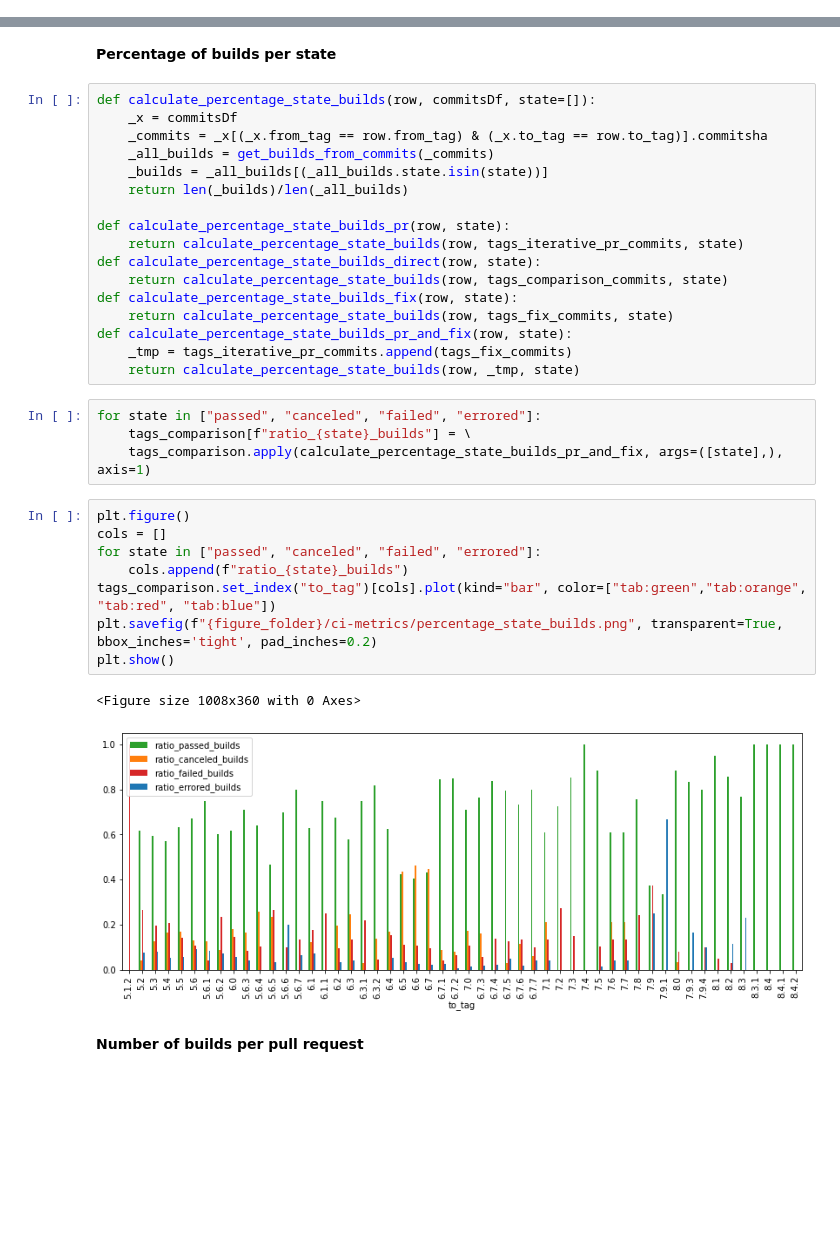
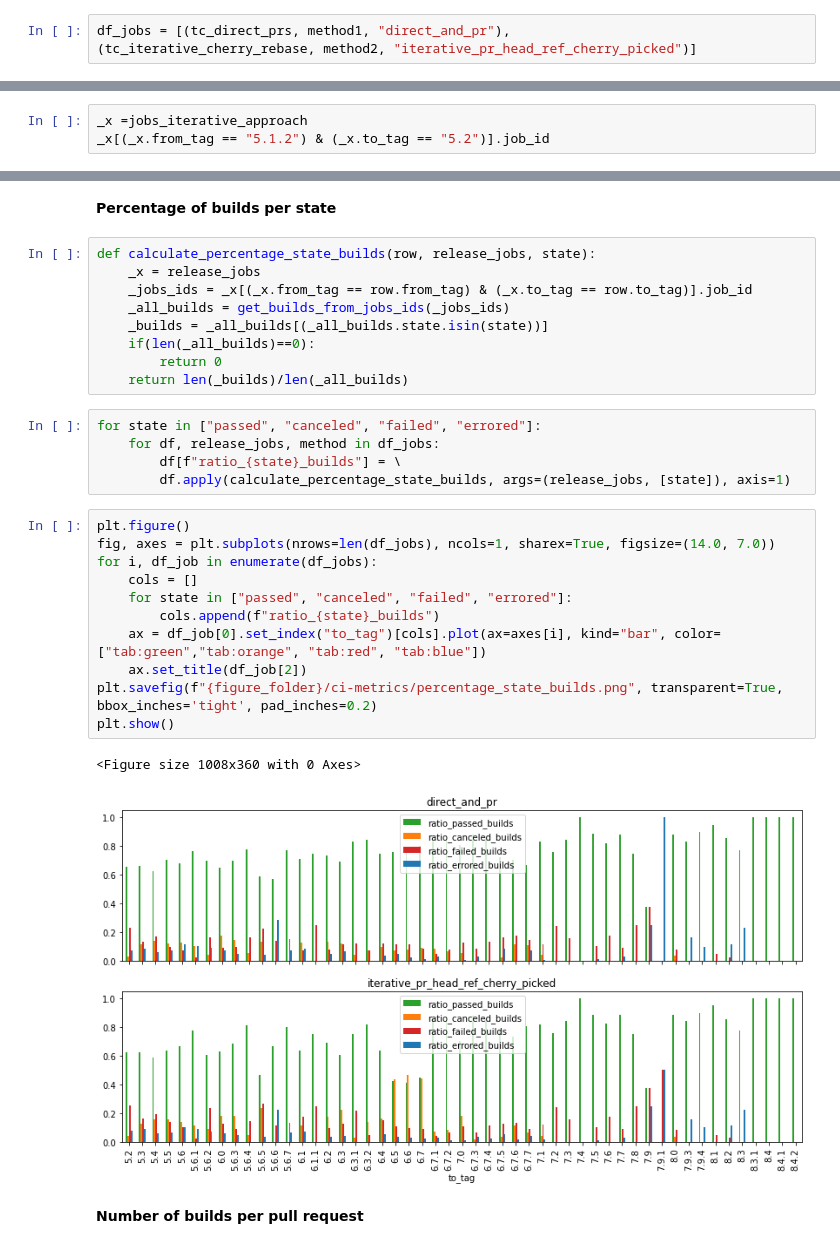
Before and after one commit to IncioMan/Continuous-Integration-metrics-for-post-release-bugs-prediction, a Jupyter notebook: notebooks/analysis/continuous_integration_metrics_for_releases.ipynb, the cells around one changed output, grey strips where cells are left out. Drawn from its saved outputs; the diff is of its cells as text; blank space fills up the shorter version.

Commit message:
jobs selection and definition of 2 methods

```diff
--- a/notebooks/analysis/continuous_integration_metrics_for_releases.ipynb
+++ b/notebooks/analysis/continuous_integration_metrics_for_releases.ipynb
@@ -151,0 +165,3 @@ def get_commits_from_comparison_row(row, commitsDf):
+# %%
+df_jobs = [(tc_direct_prs, method1, "direct_and_pr"),
+(tc_iterative_cherry_rebase, method2, "iterative_pr_head_ref_cherry_picked")]
@@ -151,0 +170,3 @@ def get_commits_from_comparison_row(row, commitsDf):
+# %%
+_x =jobs_iterative_approach
+_x[(_x.from_tag == "5.1.2") & (_x.to_tag == "5.2")].job_id
@@ -154,37 +188,33 @@ def get_commits_from_comparison_row(row, commitsDf):
 # %% [markdown]
 **Percentage of builds per state**
 # %%
-def calculate_percentage_state_builds(row, commitsDf, state=[]):
-    _x = commitsDf
-    _commits = _x[(_x.from_tag == row.from_tag) & (_x.to_tag == row.to_tag)].commitsha
-    _all_builds = get_builds_from_commits(_commits)
+def calculate_percentage_state_builds(row, release_jobs, state):
+    _x = release_jobs
+    _jobs_ids = _x[(_x.from_tag == row.from_tag) & (_x.to_tag == row.to_tag)].job_id
+    _all_builds = get_builds_from_jobs_ids(_jobs_ids)
     _builds = _all_builds[(_all_builds.state.isin(state))]
+    if(len(_all_builds)==0):
+        return 0
     return len(_builds)/len(_all_builds)
-
-def calculate_percentage_state_builds_pr(row, state):
-    return calculate_percentage_state_builds(row, tags_iterative_pr_commits, state)
-def calculate_percentage_state_builds_direct(row, state):
-    return calculate_percentage_state_builds(row, tags_comparison_commits, state)
-def calculate_percentage_state_builds_fix(row, state):
-    return calculate_percentage_state_builds(row, tags_fix_commits, state)
-def calculate_percentage_state_builds_pr_and_fix(row, state):
-    _tmp = tags_iterative_pr_commits.append(tags_fix_commits)
-    return calculate_percentage_state_builds(row, _tmp, state)
 # %%
 for state in ["passed", "canceled", "failed", "errored"]:
-    tags_comparison[f"ratio_{state}_builds"] = \
-    tags_comparison.apply(calculate_percentage_state_builds_pr_and_fix, args=([state],), axis=1)
+    for df, release_jobs, method in df_jobs:
+        df[f"ratio_{state}_builds"] = \
+        df.apply(calculate_percentage_state_builds, args=(release_jobs, [state]), axis=1)
 # %%
 plt.figure()
-cols = []
-for state in ["passed", "canceled", "failed", "errored"]:
-    cols.append(f"ratio_{state}_builds")
-tags_comparison.set_index("to_tag")[cols].plot(kind="bar", color=["tab:green","tab:orange", "tab:red", "tab:blue"])
+fig, axes = plt.subplots(nrows=len(df_jobs), ncols=1, sharex=True, figsize=(14.0, 7.0))
+for i, df_job in enumerate(df_jobs):
+    cols = []
+    for state in ["passed", "canceled", "failed", "errored"]:
+        cols.append(f"ratio_{state}_builds")
+    ax = df_job[0].set_index("to_tag")[cols].plot(ax=axes[i], kind="bar", color=["tab:green","tab:orange", "tab:red", "tab:blue"])
+    ax.set_title(df_job[2])
 plt.savefig(f"{figure_folder}/ci-metrics/percentage_state_builds.png", transparent=True, bbox_inches='tight', pad_inches=0.2)
 plt.show()
 # %% [output]
 <Figure size 1008x360 with 0 Axes>
-[figure, old version]
+[figure, new version]
 # %% [markdown]
 **Number of builds per pull request**
 # %%
```
Also changed, not shown: parts of 136 cells of this notebook, 13 other files.
